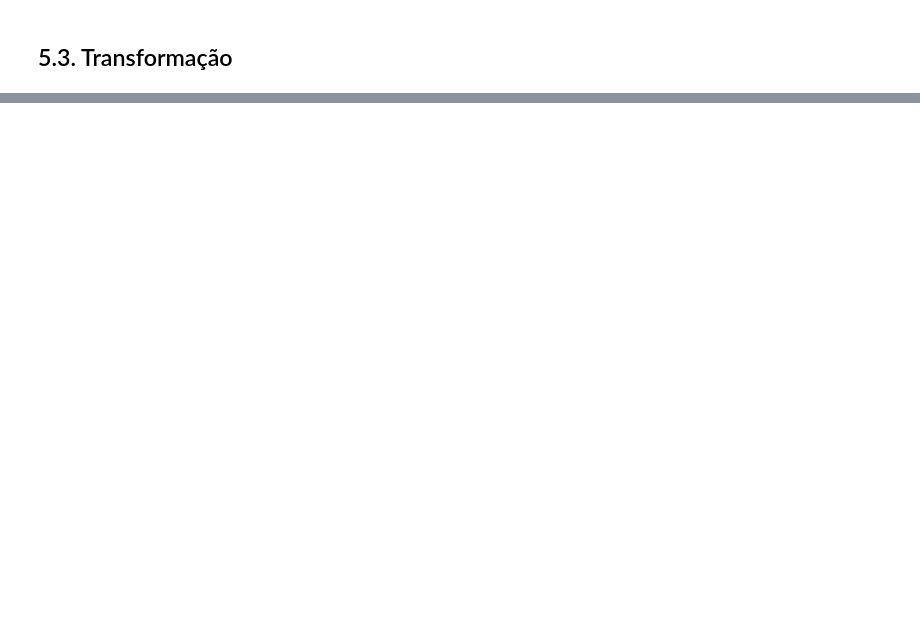
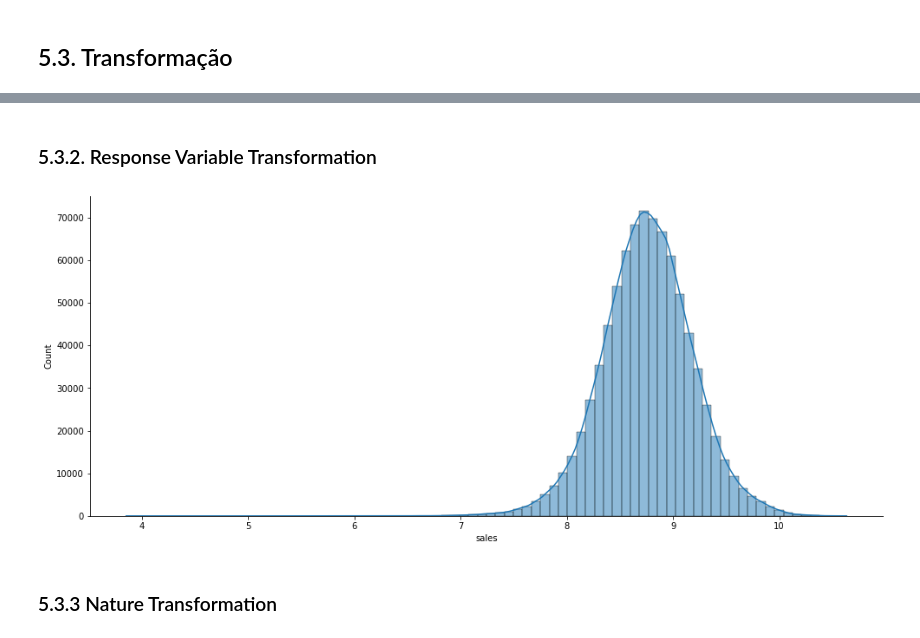
Before and after one commit to LucasAsilveira/DS-Em-Producao, a Jupyter notebook: mod05_data_preparation.ipynb, the cells around one changed output, grey strips where cells are left out. Drawn from its saved outputs; the diff is of its cells as text; code cells hidden in the pictures; blank space fills up the shorter version.

Commit message:
add 5.3-transformacao, finalizando o modulo 5

```diff
--- a/mod05_data_preparation.ipynb
+++ b/mod05_data_preparation.ipynb
@@ -985,0 +989,18 @@ Name: competition_distance, Length: 844338, dtype: float64
+# %%
+# state_holiday
+#usaremos o 'on hot encoding'
+df5 = pd.get_dummies( df5, prefix=['state_holiday'], columns = ['state_holiday'] )
+
+
+# store_type
+#usatemos a 'label encoding'
+le = LabelEncoder()
+df5['store_type'] = le.fit_transform( df5['store_type'])
+
+#assortment
+#usaremos o encoding 'ordinal encoding'
+assortment_dict = {'basic': 1,
+                  'extra':2,
+                  'extended': 3}
+df5['assortment'] = df5['assortment'].map( assortment_dict )
+df5.head()
@@ -986,3 +1015,13 @@ Name: competition_distance, Length: 844338, dtype: float64
+# %% [markdown]
+### 5.3.2. Response Variable Transformation
+# %%
+# sales
+df5['sales'] = np.log1p( df5['sales'] )
+sns.displot(data= df5['sales'], kde=True, bins=80).figure.set_size_inches(16,6);
+# %% [output]
+[figure, added]
+# %% [markdown]
+### 5.3.3 Nature Transformation
 # %%
 # Vaiaveis com natureza ciclica
 # day of week
```
Also changed, not shown: parts of 23 cells of this notebook.
